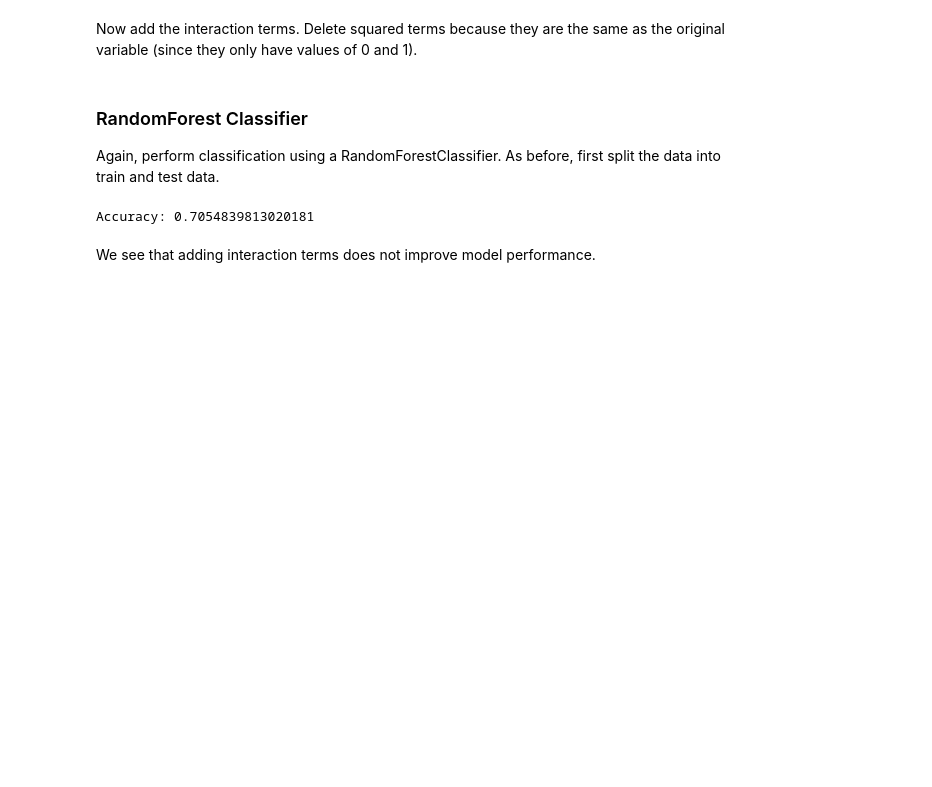
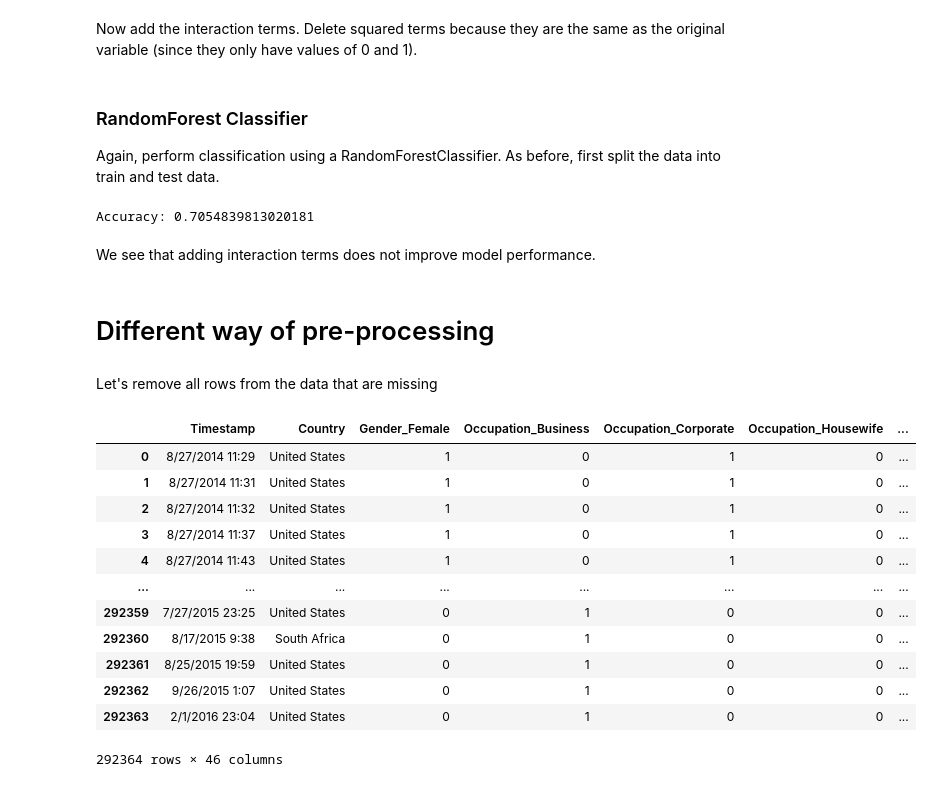
Before and after one commit to marbybr/2AMV10---Group-17, a Jupyter notebook: data_exploration.ipynb, the cells around one changed output. Saved outputs shown, nothing was run; the diff lists cells and outputs as text; code cells hidden in the pictures; blank space fills up the shorter version.

```diff
--- a/data_exploration.ipynb
+++ b/data_exploration.ipynb
@@ -385,3 +385,23 @@ print(f"Accuracy: {accuracy}")
 Accuracy: 0.7054839813020181
 # %% [markdown]
 We see that adding interaction terms does not improve model performance.
+# %% [markdown]
+# Different way of pre-processing
+# %% [markdown]
+Let's remove all rows from the data that are missing
+# %%
+data_onehot
+# %% [output]
+|  | Timestamp | Country | Gender_Female | Occupation_Business | Occupation_Corporate | Occupation_Housewife | ... |
+| 0 | 8/27/2014 11:29 | United States | 1 | 0 | 1 | 0 | ... |
+| 1 | 8/27/2014 11:31 | United States | 1 | 0 | 1 | 0 | ... |
+| 2 | 8/27/2014 11:32 | United States | 1 | 0 | 1 | 0 | ... |
+| 3 | 8/27/2014 11:37 | United States | 1 | 0 | 1 | 0 | ... |
+| 4 | 8/27/2014 11:43 | United States | 1 | 0 | 1 | 0 | ... |
+| ... | ... | ... | ... | ... | ... | ... | ... |
+| 292359 | 7/27/2015 23:25 | United States | 0 | 1 | 0 | 0 | ... |
+| 292360 | 8/17/2015 9:38 | South Africa | 0 | 1 | 0 | 0 | ... |
+| 292361 | 8/25/2015 19:59 | United States | 0 | 1 | 0 | 0 | ... |
+| 292362 | 9/26/2015 1:07 | United States | 0 | 1 | 0 | 0 | ... |
+| 292363 | 2/1/2016 23:04 | United States | 0 | 1 | 0 | 0 | ... |
+292364 rows × 46 columns
```
Also changed, not shown: 1 other file.
